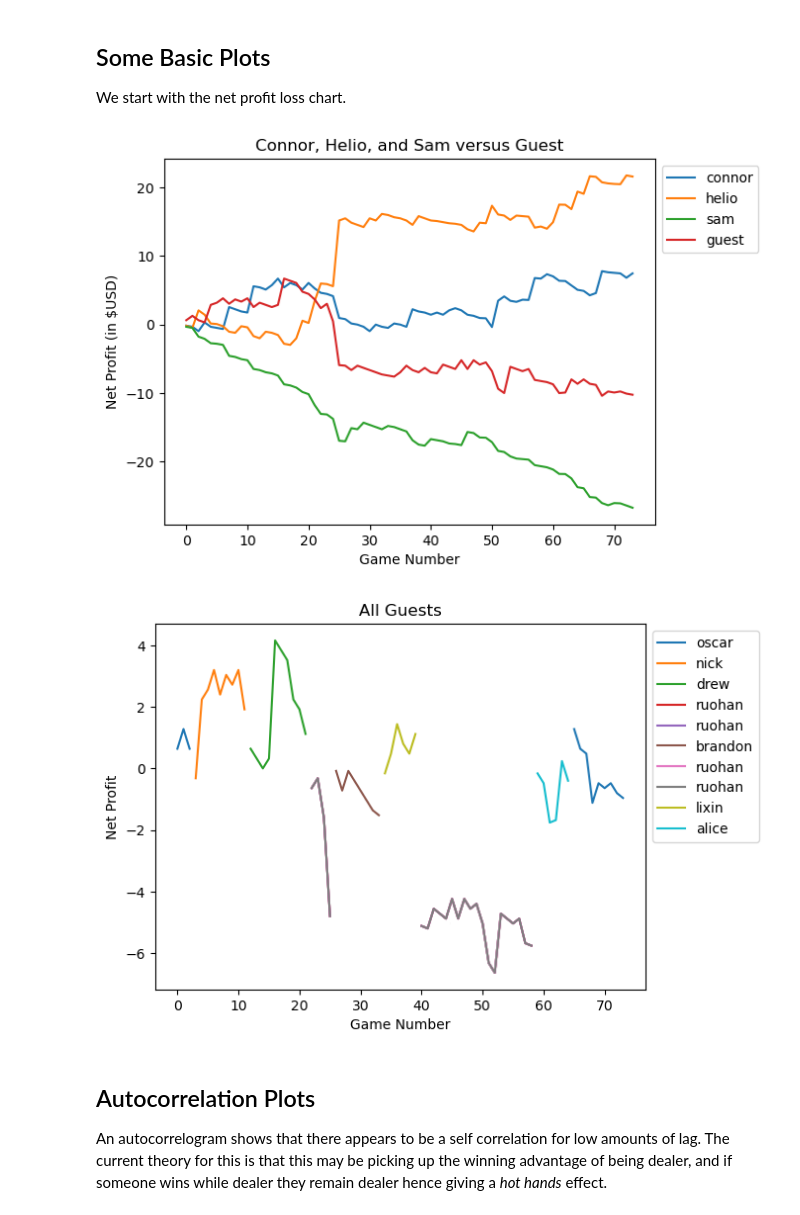
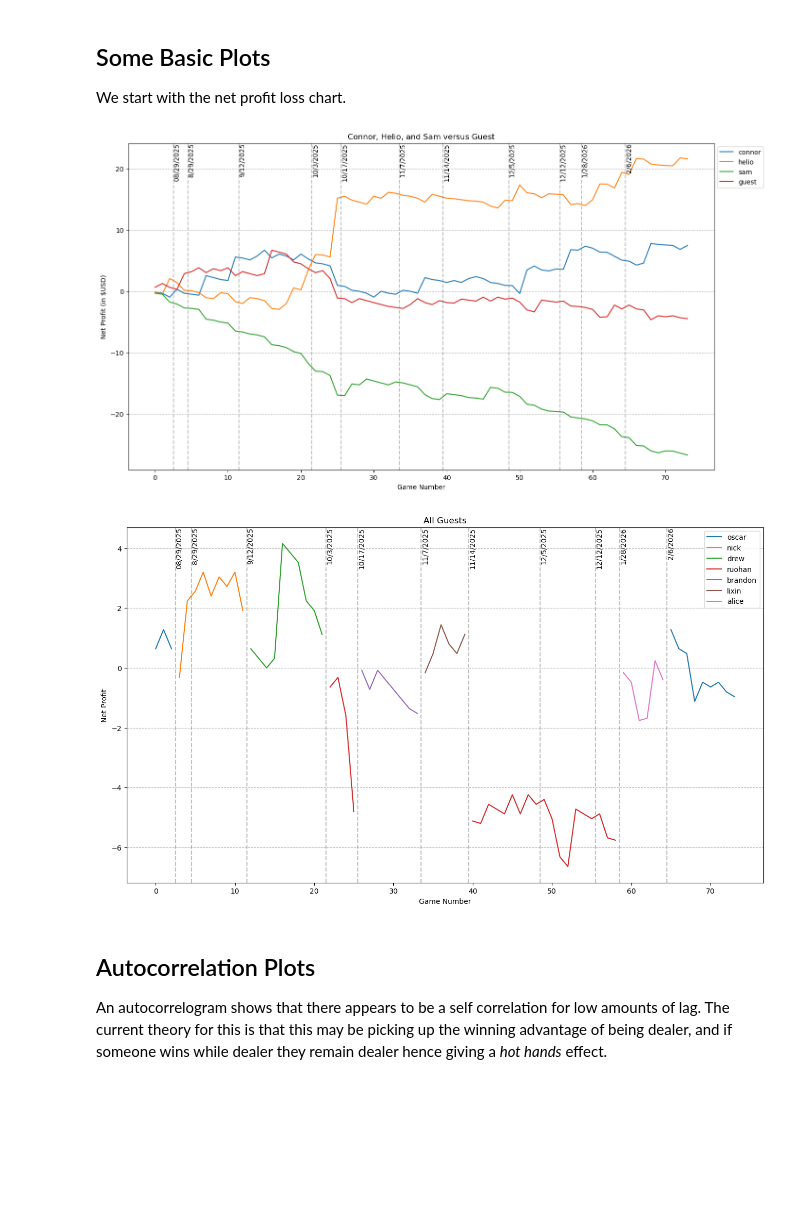
Before and after one commit to Conair94/Lifetime-Mahjong-Performance, a Jupyter notebook: Season 2 Data/Processing.ipynb, the cells around one changed output. Cells and saved outputs as stored; diff of their text form; code cells hidden in the pictures; blank space fills up the shorter version.

```diff
--- a/Season 2 Data/Processing.ipynb
+++ b/Season 2 Data/Processing.ipynb
@@ -12,12 +12,26 @@ import matplotlib.pyplot as plt
 5. Easy data entry mode
 # %%
 df_data = pd.read_csv("data.csv")
-guests = ['oscar','nick','drew','ruohan','brandon','ruohan','lixin','alice']
+guests = ['oscar','nick','drew','ruohan','brandon','lixin','alice']
 big3 = ['connor','helio','sam']
 #Add a guest column
-df_data['guest']= df_data[guests].sum(axis=1)
+df_data['guest']= df_data[guests].sum(axis=1, min_count=1)
 players = big3+guests+['guest']
-df = df_data[players].cumsum()
+df = df_data[players].fillna(0).cumsum()
+
+# Mask non-played games to prevent graphing
+df = df.mask(df_data[players].isna())
+
+# Add a starting row at index -1 with all zeros to ensure graphs start at 0
+start_row = pd.Series(0, index=players, name=-1)
+df = pd.concat([pd.DataFrame([start_row]), df]).sort_index()
+
+# For all players, ensure there's a connection from 0 to their first game
+for p in players:
+    first_idx = df_data[p].first_valid_index()
+    if first_idx is not None and first_idx > 0:
+        df.loc[first_idx - 1, p] = 0
+
 #Convert to Dollars
 df = df/100
 #df.to_csv("results.csv", index = False)
@@ -25,24 +39,52 @@ df = df/100
 ## Some Basic Plots
 We start with the net profit loss chart.
 # %%
-ax1 = df[big3+['guest']].plot()
+ax1 = df[big3+['guest']].plot(figsize=(16, 9))
 ax1.set_title('Connor, Helio, and Sam versus Guest')
+
+# Vertical bars for days with labels
+y_min, y_max = ax1.get_ylim()
+date_changes = df_data.index[df_data['date'].ne(df_data['date'].shift())].tolist()
+for i in date_changes:
+    if i == 0:
+        plt.text(-1, y_max, df_data.loc[i, 'date'], rotation=90, verticalalignment='top', fontsize=10)
+    else:
+        plt.axvline(x=i-0.5, color='gray', linestyle='--', alpha=0.5)
+        plt.text(i-0.5, y_max, df_data.loc[i, 'date'], rotation=90, verticalalignment='top', fontsize=10)
+
+# Horizontal lines
+plt.grid(axis='y', linestyle='--')
+
 plt.xlabel("Game Number")
 plt.ylabel("Net Profit (in $USD)")
 plt.legend(bbox_to_anchor=(1.0, 1.0))
 plt.savefig("net_profit.png", bbox_inches='tight')
 # %% [output]
-[figure, old version]
+[figure, new version]
 # %%
 
-ax2 = df[guests].plot()
+ax2 = df[guests].plot(figsize=(16, 9))
 ax2.set_title('All Guests')
+
+# Vertical bars for days with labels
+y_min, y_max = ax2.get_ylim()
+date_changes = df_data.index[df_data['date'].ne(df_data['date'].shift())].tolist()
+for i in date_changes:
+    if i == 0:
+        plt.text(-1, y_max, df_data.loc[i, 'date'], rotation=90, verticalalignment='top', fontsize=10)
+    else:
+        plt.axvline(x=i-0.5, color='gray', linestyle='--', alpha=0.5)
+        plt.text(i-0.5, y_max, df_data.loc[i, 'date'], rotation=90, verticalalignment='top', fontsize=10)
+
+# Horizontal lines
+plt.grid(axis='y', linestyle='--')
+
 plt.xlabel("Game Number")
 plt.ylabel("Net Profit")
 plt.legend(bbox_to_anchor=(1.0, 1.0))
 plt.savefig("net_profit_guests.png", bbox_inches="tight")
 # %% [output]
-[figure, old version]
+[figure, new version]
 # %% [markdown]
 ## Autocorrelation Plots
 An autocorrelogram shows that there appears to be a self correlation for low amounts of lag. The current theory for this is that this may be picking up the winning advantage of being dealer, and if someone wins while dealer they remain dealer hence giving a *hot hands* effect.
```
Also changed, not shown: parts of 1 cell of this notebook, 2 other files.
